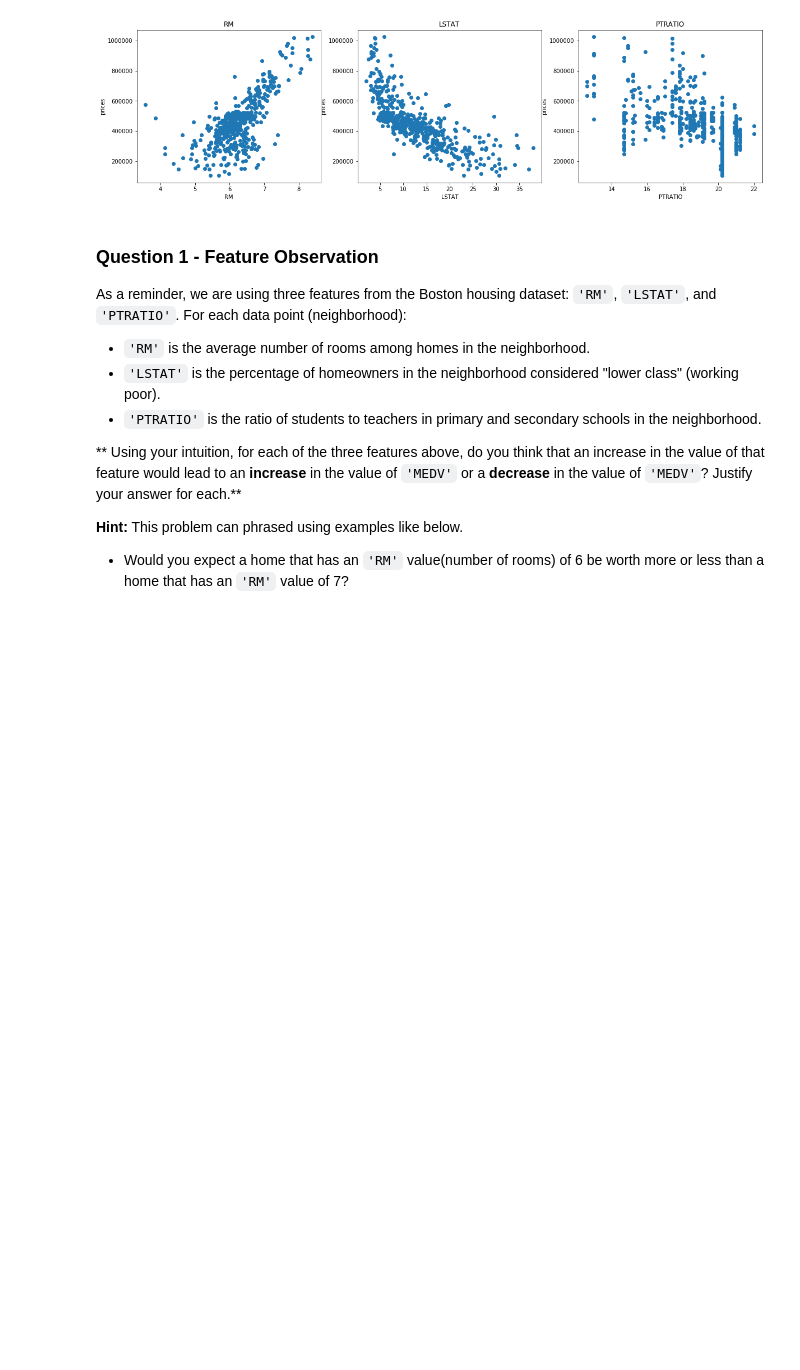
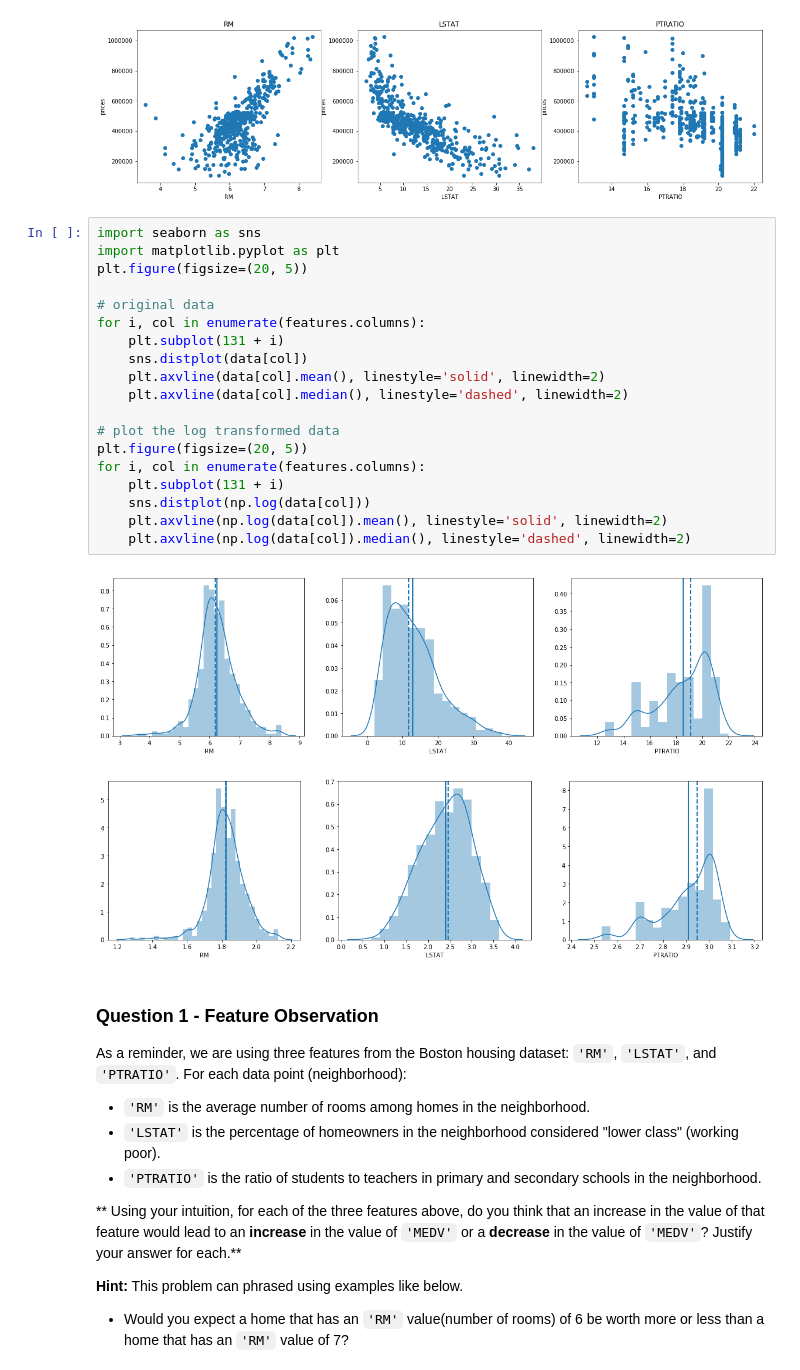
Before and after one commit to lxwvictor/MLND, a Jupyter notebook: projects/boston_housing/boston_housing.ipynb, the cells around one changed output. Drawn from its saved outputs; the diff is of its cells as text; blank space fills up the shorter version.

```diff
--- a/projects/boston_housing/boston_housing.ipynb
+++ b/projects/boston_housing/boston_housing.ipynb
@@ -97,6 +97,28 @@ for i, col in enumerate(features.columns):
     plt.ylabel('prices')
 # %% [output]
 [figure]
+# %%
+import seaborn as sns
+import matplotlib.pyplot as plt
+plt.figure(figsize=(20, 5))
+
+# original data
+for i, col in enumerate(features.columns):
+    plt.subplot(131 + i)
+    sns.distplot(data[col])
+    plt.axvline(data[col].mean(), linestyle='solid', linewidth=2)
+    plt.axvline(data[col].median(), linestyle='dashed', linewidth=2)
+
+# plot the log transformed data
+plt.figure(figsize=(20, 5))
+for i, col in enumerate(features.columns):
+    plt.subplot(131 + i)
+    sns.distplot(np.log(data[col]))
+    plt.axvline(np.log(data[col]).mean(), linestyle='solid', linewidth=2)
+    plt.axvline(np.log(data[col]).median(), linestyle='dashed', linewidth=2)
+# %% [output]
+[figure, added]
+[figure, added]
 # %% [markdown]
 ### Question 1 - Feature Observation
 As a reminder, we are using three features from the Boston housing dataset: `'RM'`, `'LSTAT'`, and `'PTRATIO'`. For each data point (neighborhood):
```
Also changed, not shown: parts of 2 cells of this notebook, 1 other file.
